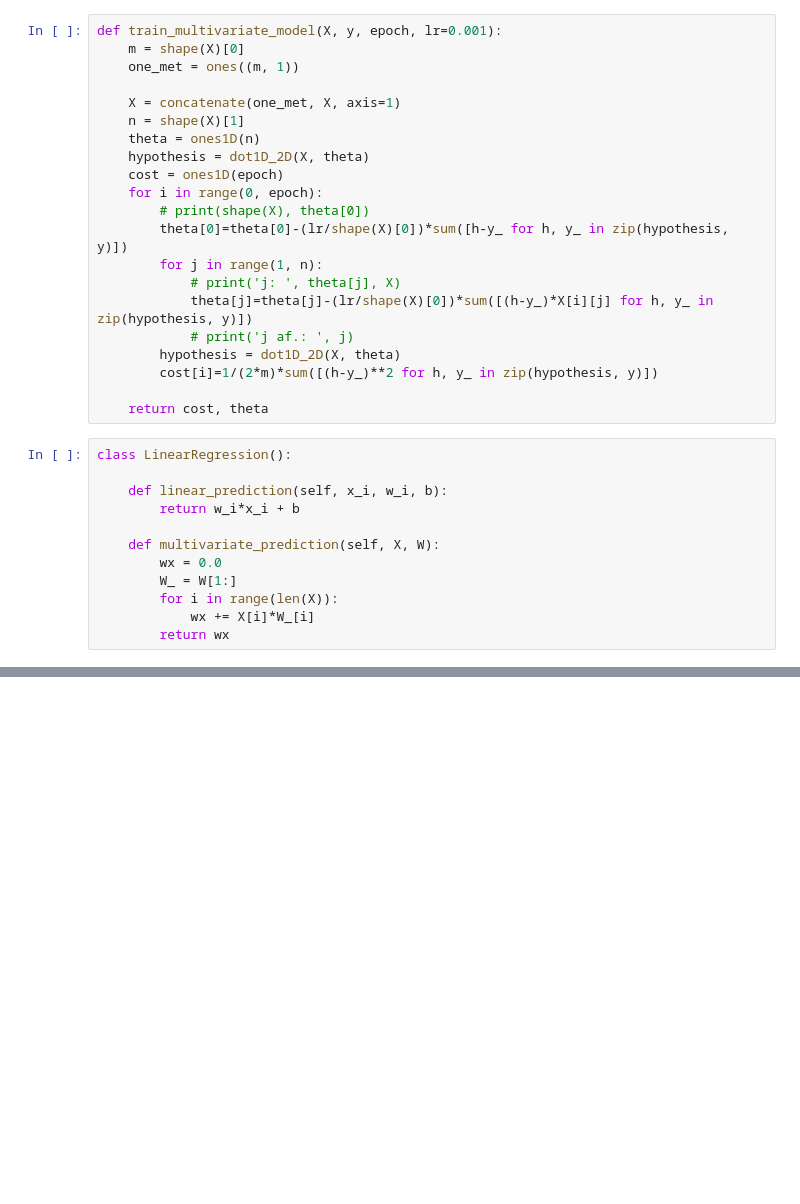
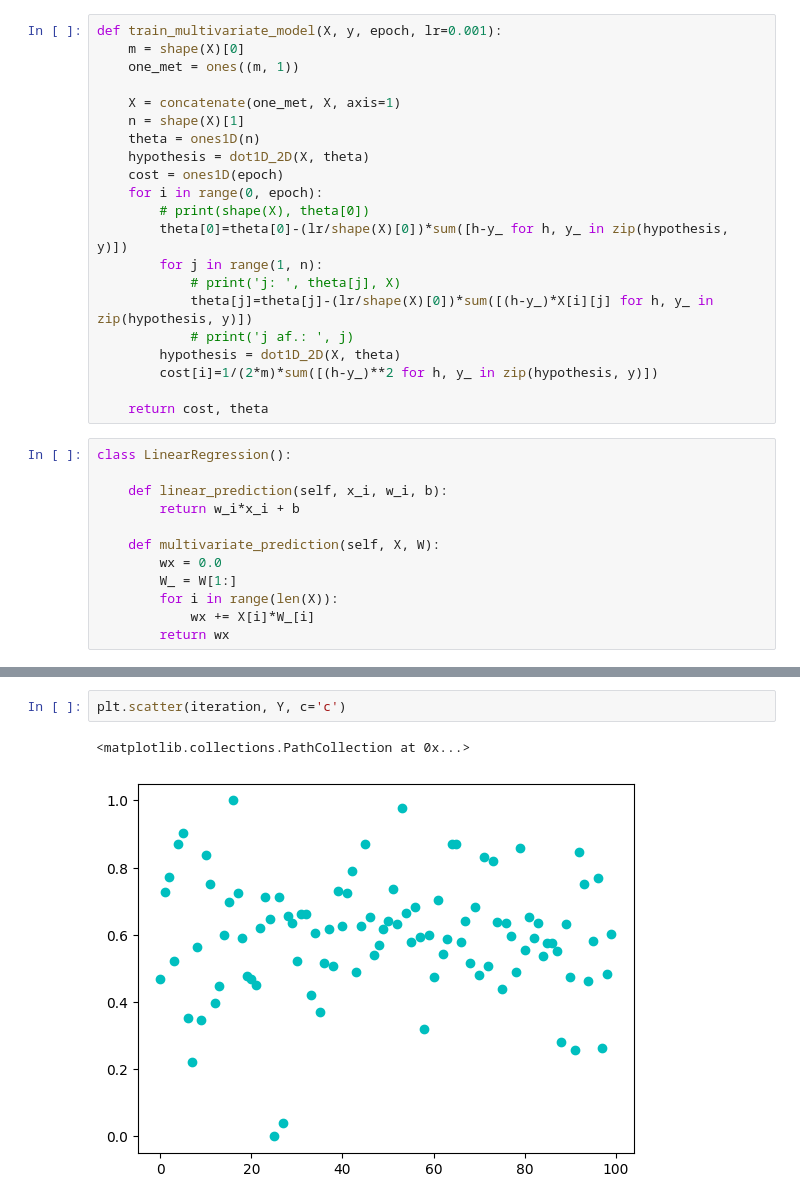
Before and after one commit to Aniket7651/machine_learning_, a Jupyter notebook: ML_practicals/melting_point_prediction/melting_point_prediction.ipynb, the cells around one changed output, grey strips where cells are left out. Drawn from its saved outputs; the diff is of its cells as text; blank space fills up the shorter version.

```diff
--- a/ML_practicals/melting_point_prediction/melting_point_prediction.ipynb
+++ b/ML_practicals/melting_point_prediction/melting_point_prediction.ipynb
@@ -672,0 +593,5 @@ LinearRegression().multivariate_prediction(Xnew2, training[1])
+# %%
+plt.scatter(iteration, Y, c='c')
+# %% [output]
+<matplotlib.collections.PathCollection at 0x...>
+[figure, added]
```
Also changed, not shown: parts of 11 cells of this notebook, 5 other files.
